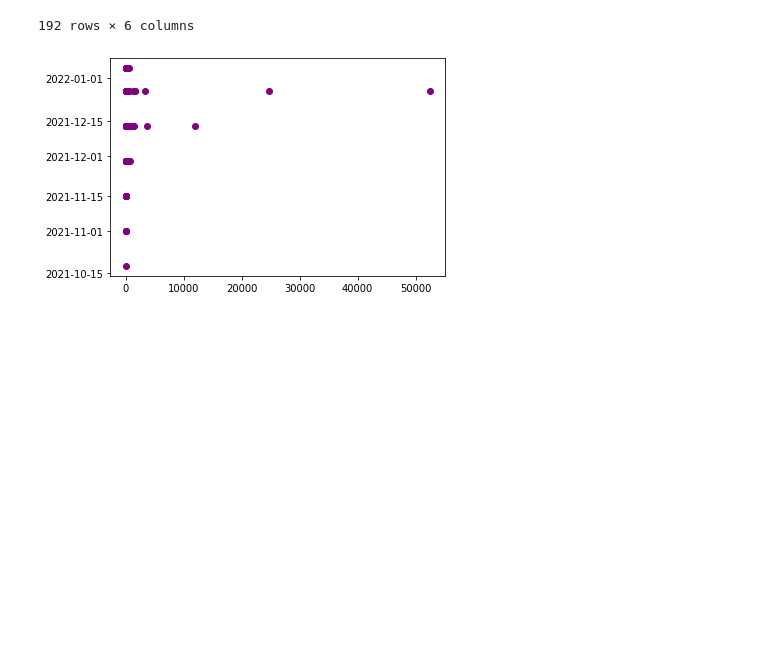
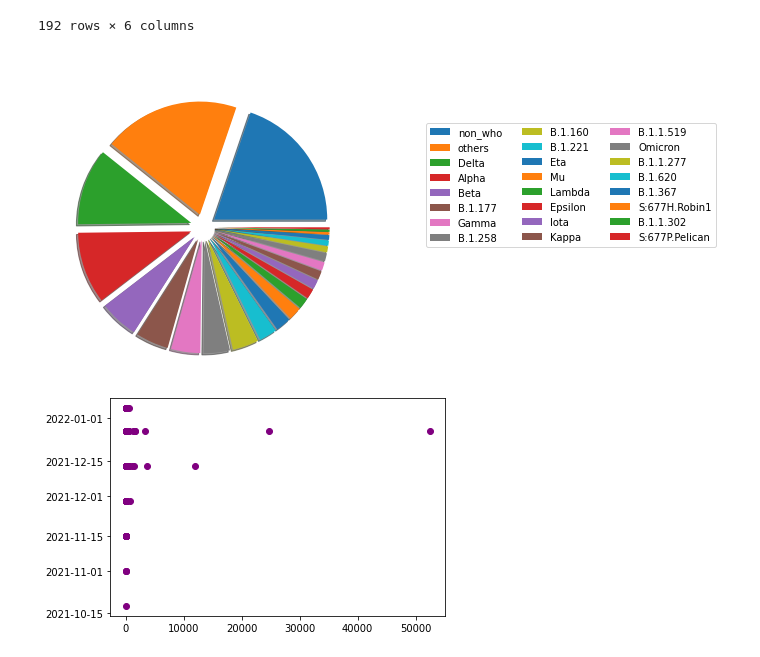
Before and after one commit to daiyanc/EDA_Template, a Jupyter notebook: test.ipynb, the cells around one changed output. Cells and saved outputs as stored; diff of their text form; code cells hidden in the pictures; blank space fills up the shorter version.

Commit message:
updates to graph

```diff
--- a/test.ipynb
+++ b/test.ipynb
@@ -133,6 +144,16 @@ var_set
 | 99715 | Zambia | 2021-12-13 | Omicron | 39 | 100.00 | 39 |
 | 99739 | Zambia | 2021-12-27 | Omicron | 7 | 100.00 | 7 |
 192 rows × 6 columns
+# %%
+# Pie chart of variant distribution
+var_labels = clean_table.variant.value_counts().index.tolist()
+chart_explode = [0.15] * len(var_labels)
+plt.pie(clean_table.variant.value_counts(), labels=var_labels, explode=chart_explode, shadow=True, textprops={'color': 'w'}, radius=1.3)
+plt.title('Covid-19 Variant Distribution', color='w', y=1.2)
+plt.legend(var_labels, bbox_to_anchor=(1.5, 1), ncol=3)
+plt.show()
+# %% [output]
+[figure, added]
 # %%
 # Graphing variant
 
```
Also changed, not shown: parts of 1 cell of this notebook.
